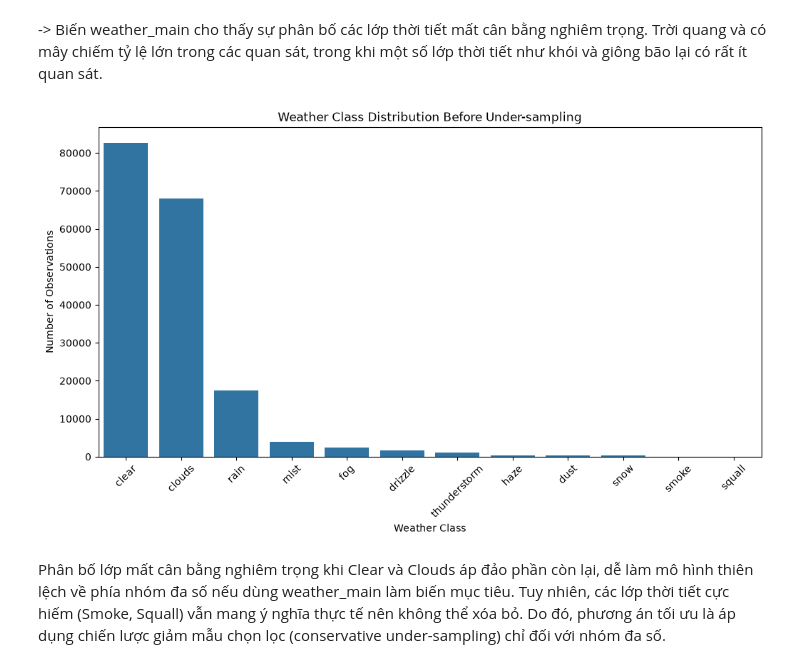
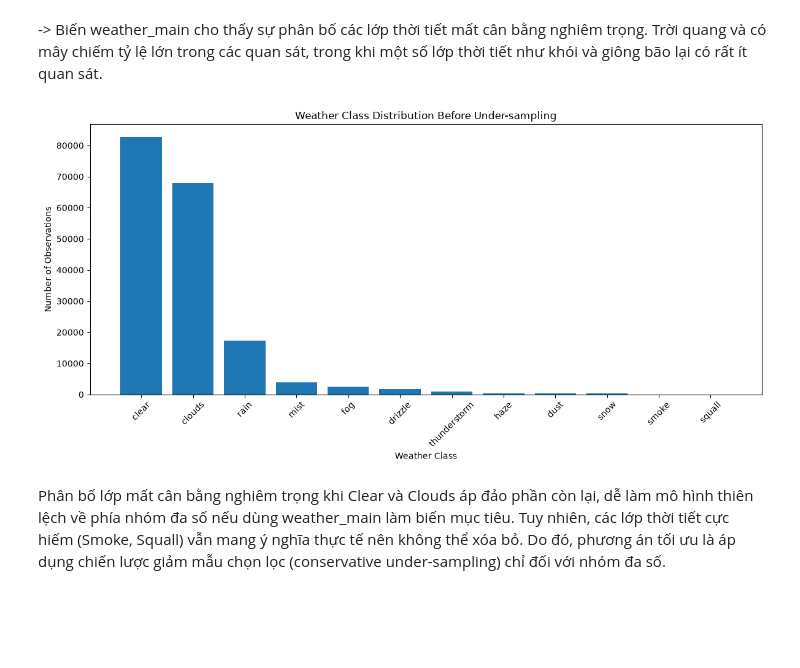
Before and after one commit to nguyenminhhieu108/Assignment_ls2, a Jupyter notebook: main.ipynb, the cells around one changed output. Drawn from its saved outputs; the diff is of its cells as text; code cells hidden in the pictures; blank space fills up the shorter version.

Commit message:
bigupdate code after check

```diff
--- a/main.ipynb
+++ b/main.ipynb
@@ -433,0 +490,8 @@ File weather kiểm tra do không có missing nên vẫn giữ nguyên.
+# %%
+# Loại bỏ các dòng trùng hoàn toàn trong Weather
+weather_clean = weather.drop_duplicates().copy()
+
+print("Shape before:", weather.shape)
+print("Shape after :", weather_clean.shape)
+print("Exact duplicates after removal:",
+      weather_clean.duplicated().sum())
@@ -1152,24 +1274,4 @@ print(
 # %%
-# Reset từ dữ liệu gốc
-weather_outlier_clean = weather.copy()
-
-# Chuẩn hóa tên thành phố
-weather_outlier_clean['city_name'] = (
-    weather_outlier_clean['city_name'].str.strip()
-)
-
-# Chuyển thời gian sang datetime
-weather_outlier_clean['dt_iso'] = pd.to_datetime(
-    weather_outlier_clean['dt_iso'],
-    utc=True
-)
-
-# Sắp xếp theo thành phố và thời gian
-weather_outlier_clean = weather_outlier_clean.sort_values(
-    ['city_name', 'dt_iso']
-).reset_index(drop=True)
-
-
 # Xác định các giá trị pressure không hợp lệ
 pressure_invalid = (
     (weather_outlier_clean['pressure'] < 900) |
@@ -1460,22 +1566,20 @@ Name: proportion, dtype: float64
 # %% [markdown]
 -> Biến weather_main cho thấy sự phân bố các lớp thời tiết mất cân bằng nghiêm trọng. Trời quang và có mây chiếm tỷ lệ lớn trong các quan sát, trong khi một số lớp thời tiết như khói và giông bão lại có rất ít quan sát.
 # %%
+# Vẽ phân bố các lớp Weather trước khi under-sampling
+class_counts = weather_outlier_clean['weather_main'].value_counts()
+
 plt.figure(figsize=(12, 6))
-
-sns.countplot(
-    data=weather_outlier_clean,
-    x='weather_main',
-    order=weather_outlier_clean['weather_main'].value_counts().index
-)
+plt.bar(class_counts.index, class_counts.values)
 
 plt.title('Weather Class Distribution Before Under-sampling')
 plt.xlabel('Weather Class')
 plt.ylabel('Number of Observations')
 plt.xticks(rotation=45)
-
+plt.tight_layout()
 plt.show()
 # %% [output]
-[figure, old version]
+[figure, new version]
 # %% [markdown]
 Phân bố lớp mất cân bằng nghiêm trọng khi Clear và Clouds áp đảo phần còn lại, dễ làm mô hình thiên lệch về phía nhóm đa số nếu dùng weather_main làm biến mục tiêu. Tuy nhiên, các lớp thời tiết cực hiếm (Smoke, Squall) vẫn mang ý nghĩa thực tế nên không thể xóa bỏ. Do đó, phương án tối ưu là áp dụng chiến lược giảm mẫu chọn lọc (conservative under-sampling) chỉ đối với nhóm đa số.
 # %% [markdown]
```
Also changed, not shown: parts of 59 cells of this notebook.
